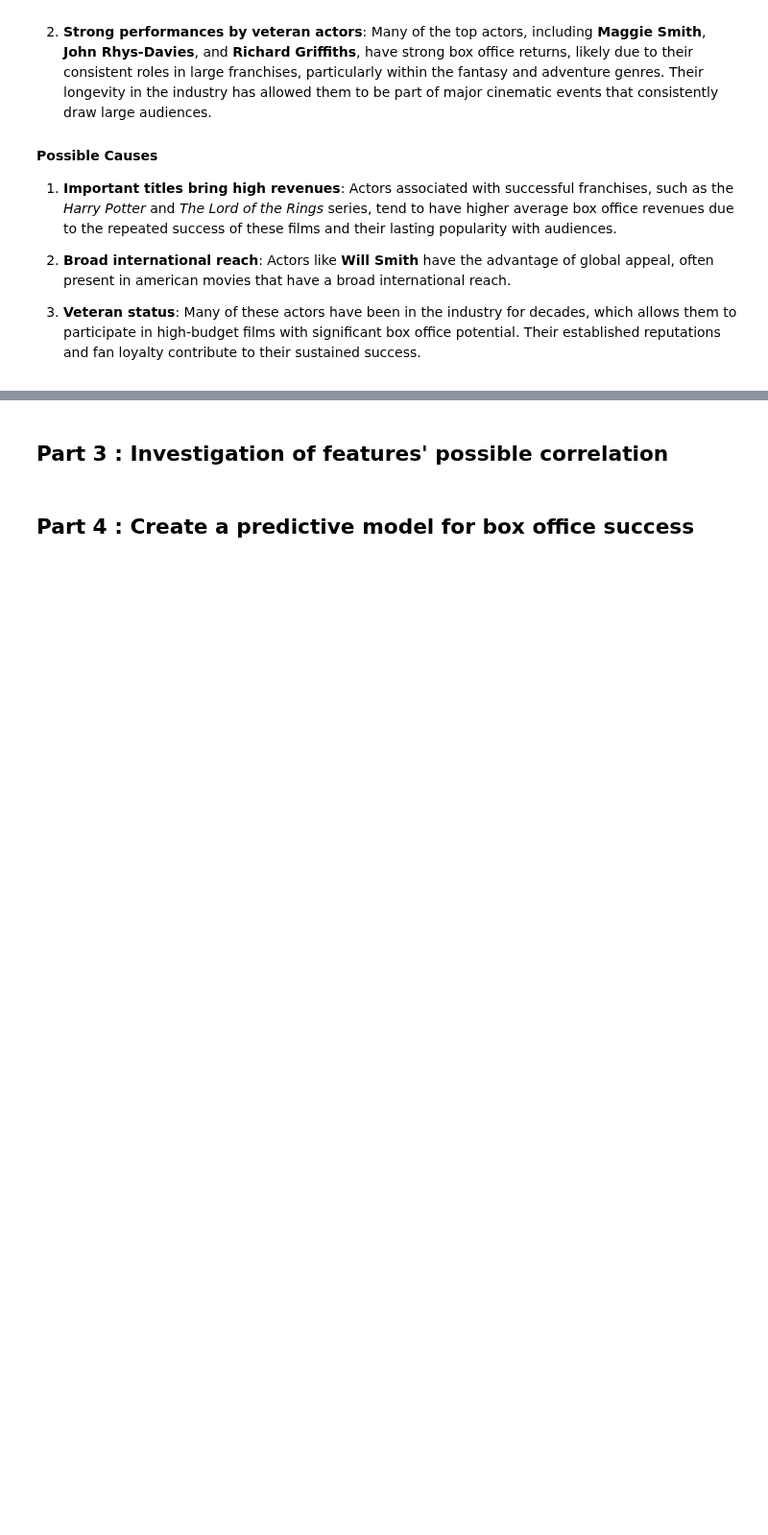
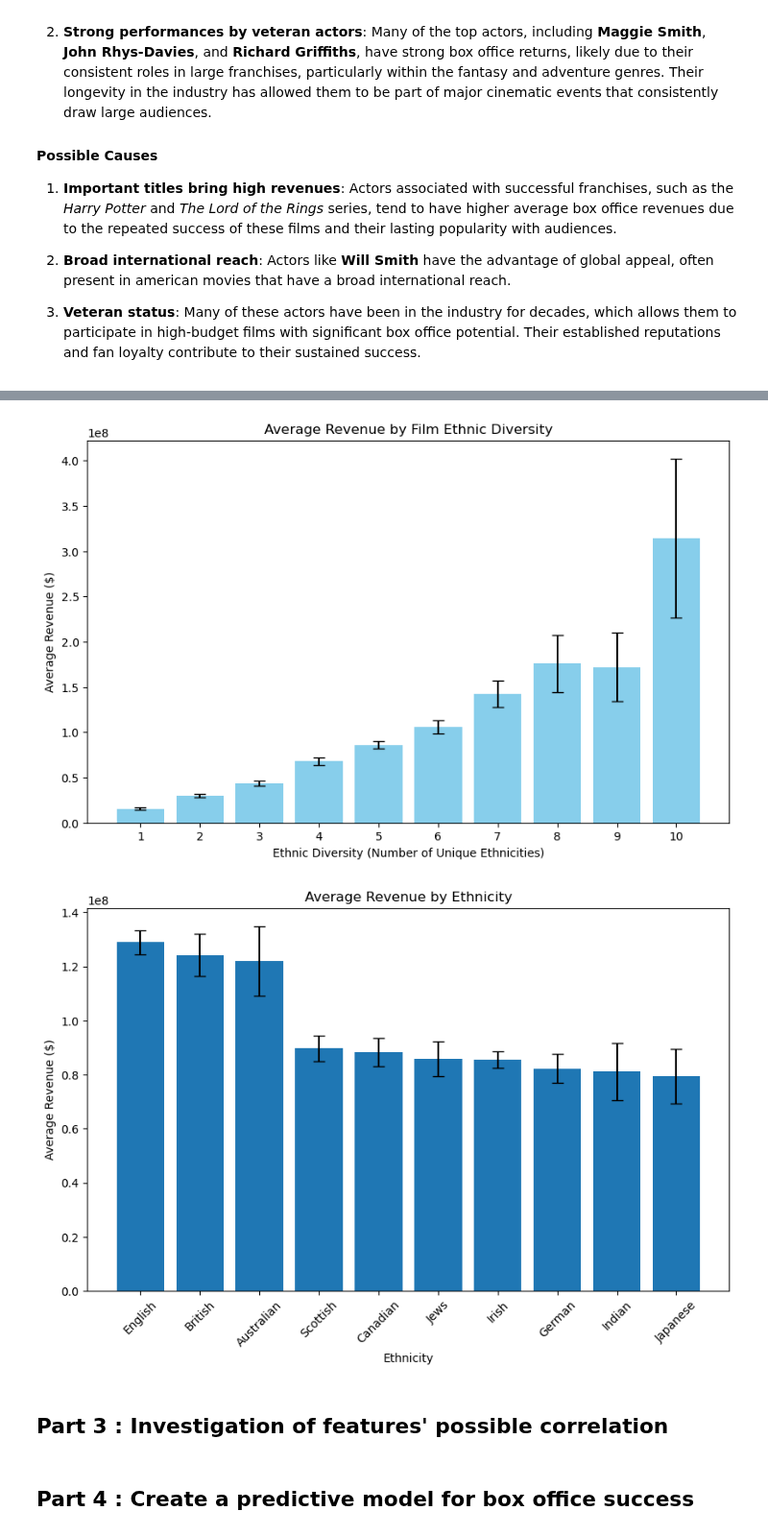
Before and after one commit to epfl-ada/ada-2024-project-awesometeam2024, a Jupyter notebook: results.ipynb, the cells around one changed output, grey strips where cells are left out. Shown at 96% size. Cells and saved outputs as stored; diff of their text form; code cells hidden in the pictures; blank space fills up the shorter version.

```diff
--- a/results.ipynb
+++ b/results.ipynb
@@ -750,3 +764,44 @@ Name: mean, dtype: float64
+# %%
+# Explode the 'actor_ethnicity' (an actor can have several ethnicities)
+df_exploded = df_actors_revenues.explode('actor_ethnicity')
+
+# Keep only the ethnicities with more than 50 actors
+ethnicity_count = df_exploded.groupby('actor_ethnicity')['actor_name'].nunique().reset_index()
+ethnicity_count.columns = ['actor_ethnicity', 'num_atores']
+
+relevant_ethnicities = ethnicity_count[ethnicity_count['num_atores'] > 50]
+df_filtered = df_exploded[df_exploded['actor_ethnicity'].isin(relevant_ethnicities['actor_ethnicity'])]
+
+# Calculate the diversity for each movie
+diversity_per_movie = df_filtered.groupby(['wikipedia_movie_id', 'box_office_revenue'])['actor_ethnicity'].nunique().reset_index()
+diversity_per_movie.columns = ['wikipedia_movie_id', 'box_office_revenue', 'diversity']
+
+revenue_per_diversity = diversity_per_movie.groupby('diversity')['box_office_revenue'].agg(['mean', 'count', 'sem'])
+
+# Print the average revenue by diversity
+plt.figure(figsize=(10, 6))
+plt.bar(revenue_per_diversity.index, revenue_per_diversity['mean'], yerr=revenue_per_diversity['sem'], color='skyblue', capsize=5)
+plt.xticks(revenue_per_diversity.index)
+plt.xlabel('Ethnic Diversity (Number of Unique Ethnicities)')
+plt.ylabel('Average Revenue ($)')
+plt.title('Average Revenue by Film Ethnic Diversity')
+plt.show()
+
+# Calculate the average revenue by ethnicity
+revenue_per_ethnicity = df_filtered.groupby('actor_ethnicity')['box_office_revenue'].agg(['mean', 'count', 'sem'])
+revenue_per_ethnicity = revenue_per_ethnicity.sort_values(by='mean', ascending=False).head(10)
+
+# Print the average revenue by ethnicity
+plt.figure(figsize=(10, 6))
+plt.bar(revenue_per_ethnicity.index, revenue_per_ethnicity['mean'], yerr=revenue_per_ethnicity['sem'], capsize=5)
+plt.xlabel('Ethnicity')
+plt.ylabel('Average Revenue ($)')
+plt.title('Average Revenue by Ethnicity')
+plt.xticks(rotation=45)
+plt.show()
+# %% [output]
+[figure, added]
+[figure, added]
 # %% [markdown]
 ## Part 3 : Investigation of features' possible correlation
 # %% [markdown]
```
Also changed, not shown: parts of 13 cells of this notebook, 2 other files.
